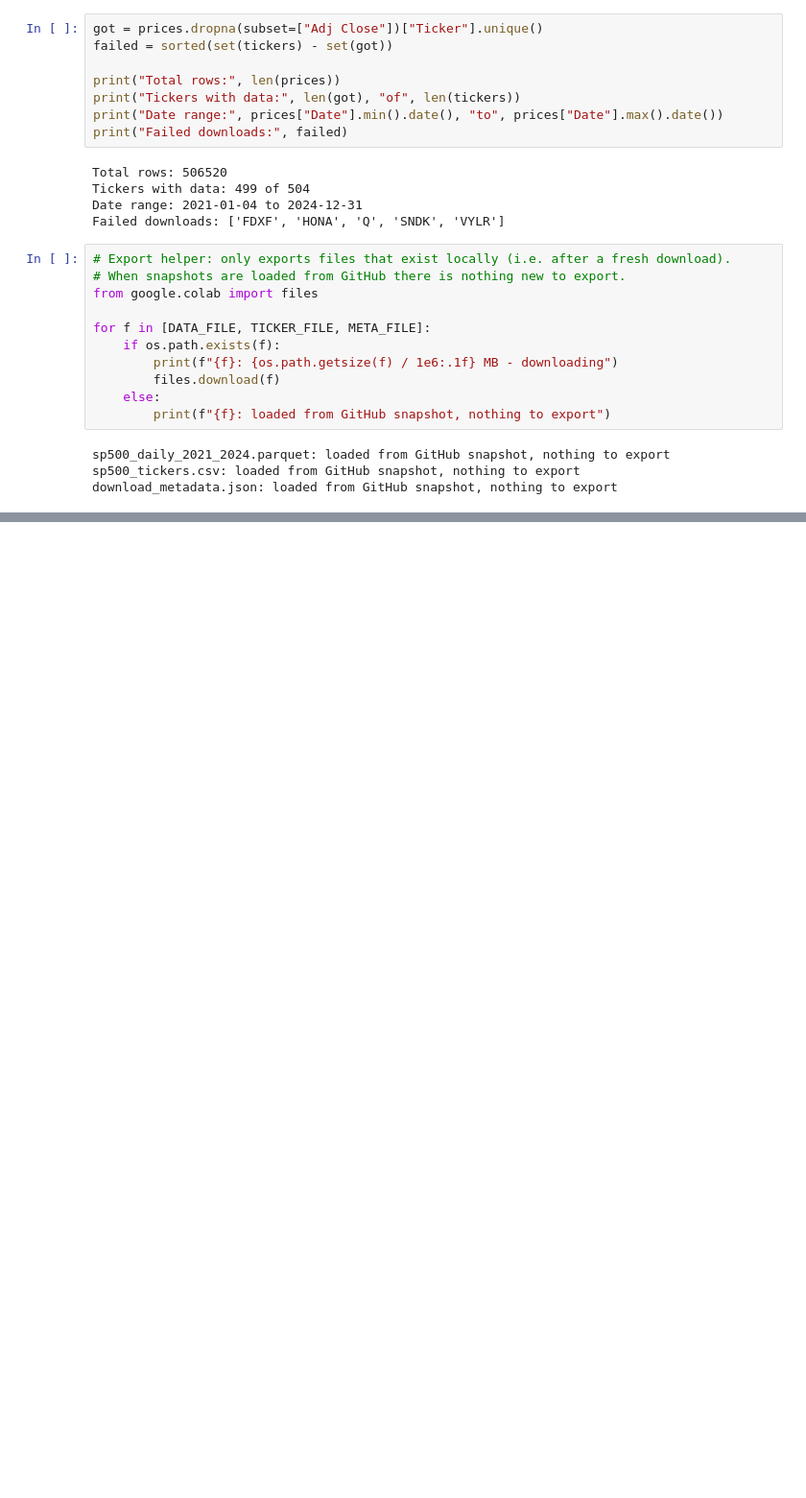
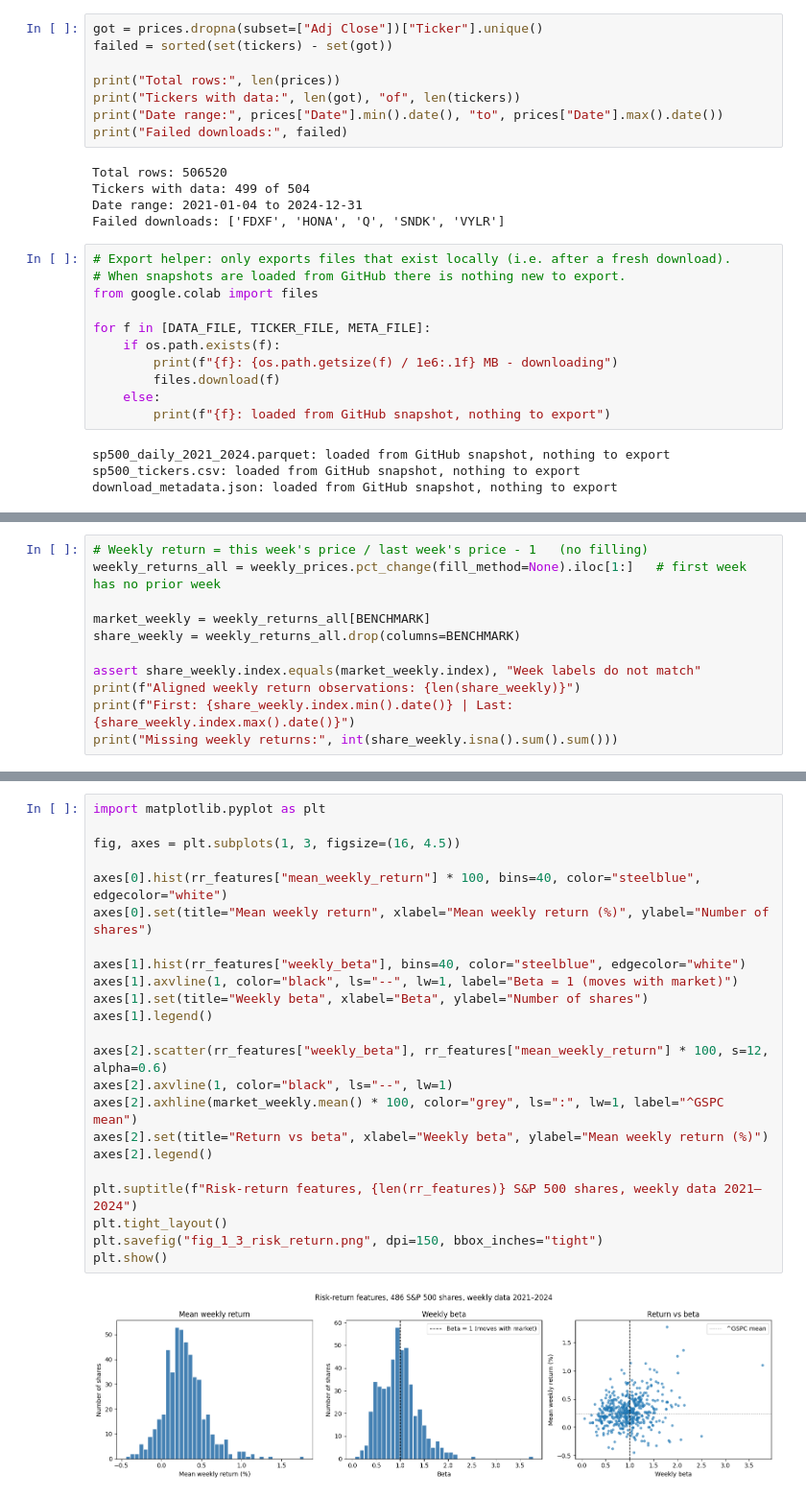
Before and after one commit to Dheena2411/CRM-CM-CW1, a Jupyter notebook: CRM&CM_CW1_T1_T2.ipynb, the cells around one changed output, grey strips where cells are left out. Shown at 96% size. Drawn from its saved outputs; the diff is of its cells as text; blank space fills up the shorter version.

Commit message:
Task 1.2 Data validation and alignment Task 1.3: weekly returns, beta, stability and price-basis checks

```diff
--- a/CRM&CM_CW1_T1_T2.ipynb
+++ b/CRM&CM_CW1_T1_T2.ipynb
@@ -170,0 +343,11 @@ download_metadata.json: loaded from GitHub snapshot, nothing to export
+# %%
+# Weekly return = this week's price / last week's price - 1   (no filling)
+weekly_returns_all = weekly_prices.pct_change(fill_method=None).iloc[1:]   # first week has no prior week
+
+market_weekly = weekly_returns_all[BENCHMARK]
+share_weekly = weekly_returns_all.drop(columns=BENCHMARK)
+
+assert share_weekly.index.equals(market_weekly.index), "Week labels do not match"
+print(f"Aligned weekly return observations: {len(share_weekly)}")
+print(f"First: {share_weekly.index.min().date()} | Last: {share_weekly.index.max().date()}")
+print("Missing weekly returns:", int(share_weekly.isna().sum().sum()))
@@ -170,0 +496,25 @@ download_metadata.json: loaded from GitHub snapshot, nothing to export
+# %%
+import matplotlib.pyplot as plt
+
+fig, axes = plt.subplots(1, 3, figsize=(16, 4.5))
+
+axes[0].hist(rr_features["mean_weekly_return"] * 100, bins=40, color="steelblue", edgecolor="white")
+axes[0].set(title="Mean weekly return", xlabel="Mean weekly return (%)", ylabel="Number of shares")
+
+axes[1].hist(rr_features["weekly_beta"], bins=40, color="steelblue", edgecolor="white")
+axes[1].axvline(1, color="black", ls="--", lw=1, label="Beta = 1 (moves with market)")
+axes[1].set(title="Weekly beta", xlabel="Beta", ylabel="Number of shares")
+axes[1].legend()
+
+axes[2].scatter(rr_features["weekly_beta"], rr_features["mean_weekly_return"] * 100, s=12, alpha=0.6)
+axes[2].axvline(1, color="black", ls="--", lw=1)
+axes[2].axhline(market_weekly.mean() * 100, color="grey", ls=":", lw=1, label="^GSPC mean")
+axes[2].set(title="Return vs beta", xlabel="Weekly beta", ylabel="Mean weekly return (%)")
+axes[2].legend()
+
+plt.suptitle(f"Risk-return features, {len(rr_features)} S&P 500 shares, weekly data 2021–2024")
+plt.tight_layout()
+plt.savefig("fig_1_3_risk_return.png", dpi=150, bbox_inches="tight")
+plt.show()
+# %% [output]
+[figure, added]
```
Also changed, not shown: parts of 14 cells of this notebook.
